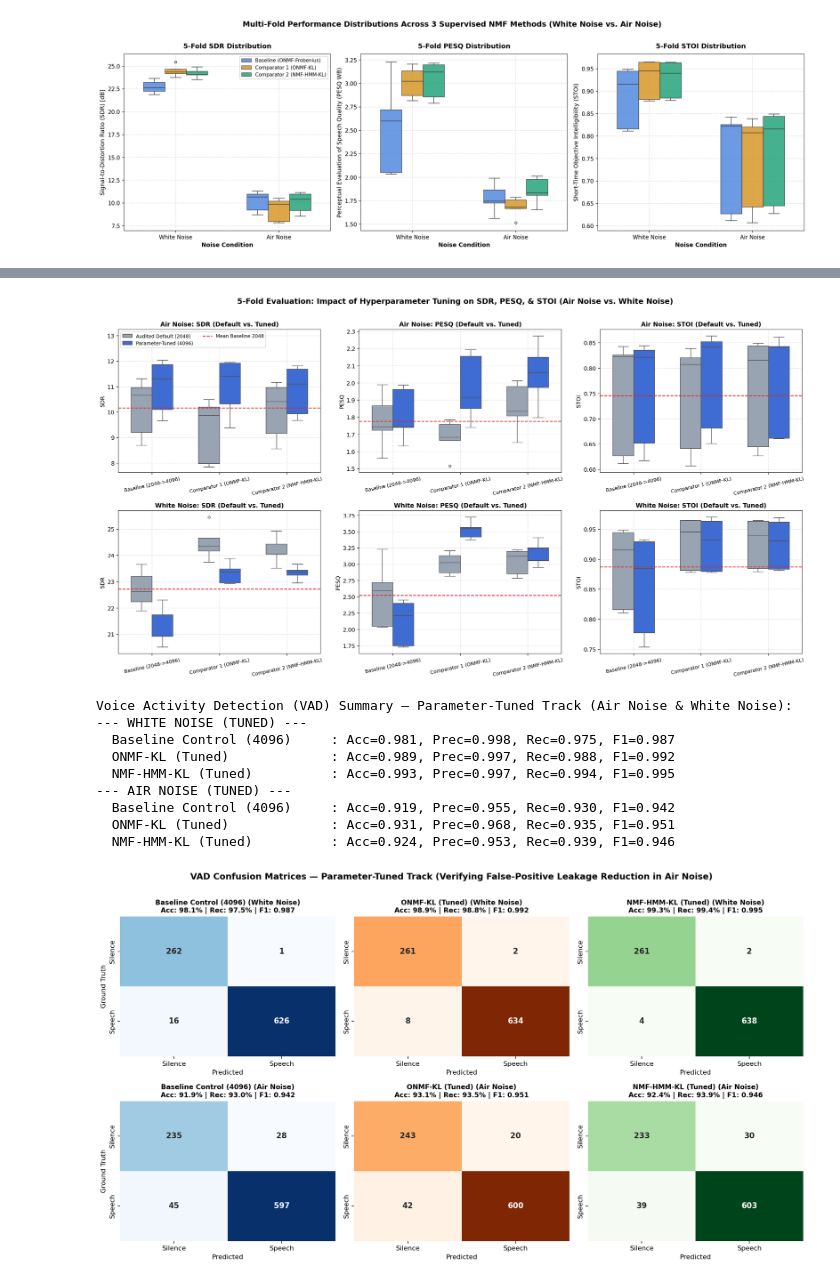
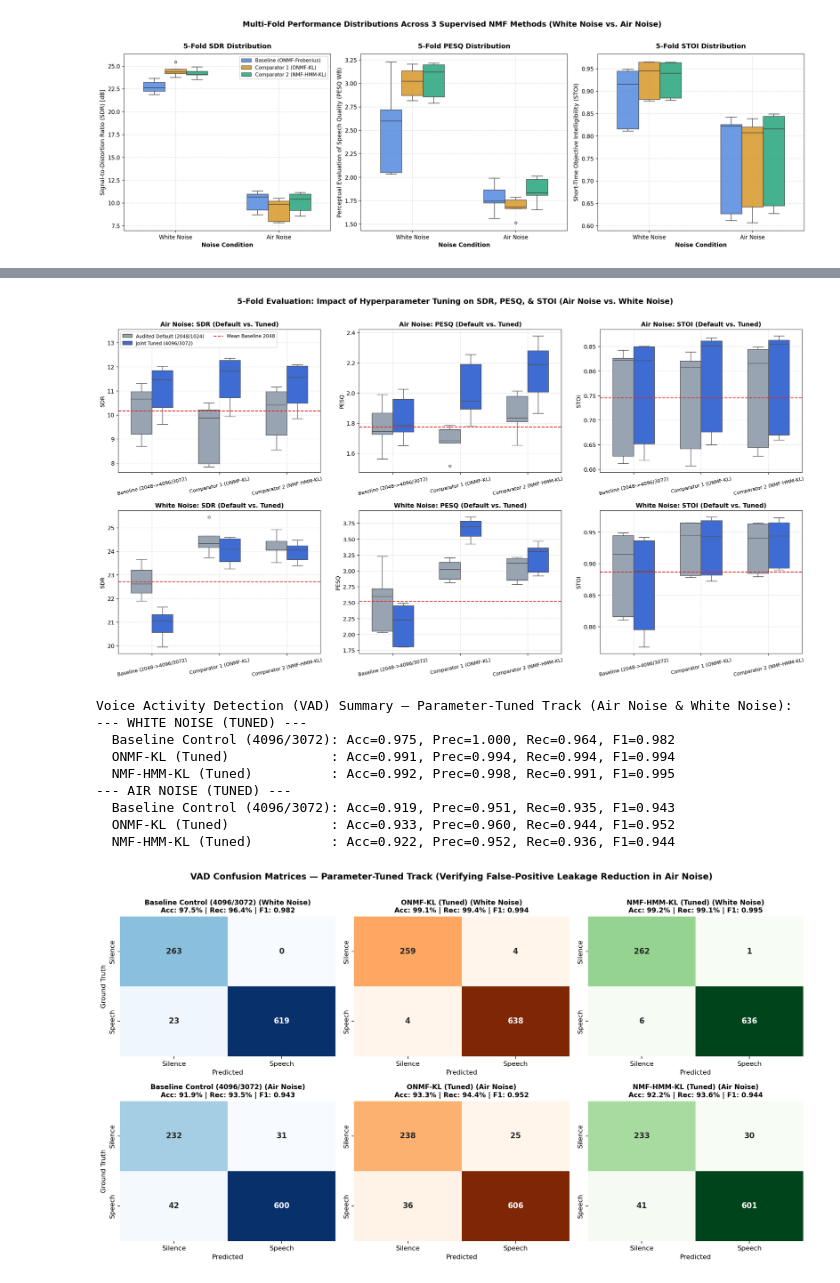
Before and after one commit to Subject-2407/nmf-speech-enhancement-benchmark, a Jupyter notebook: benchmarks/03_statistical_analysis.ipynb, the cells around one changed output, grey strips where cells are left out. Drawn from its saved outputs; the diff is of its cells as text; code cells hidden in the pictures.

Commit message:
retune hyperparameters for both comparator

```diff
--- a/benchmarks/03_statistical_analysis.ipynb
+++ b/benchmarks/03_statistical_analysis.ipynb
@@ -1124,46 +1125,46 @@ This section evaluates the **Parameter-Tuned** (`nperseg = 4096`) supervised NMF
 - **Combined Pearson Correlation (`N = 60`)** spanning both Default (`N = 30`) and Tuned (`N = 30`) runs.
 # %%
-_, _, stft_sp_4k = signal.stft(sp_train[:, 0] if sp_train.ndim > 1 else sp_train, rate_sp, nperseg=4096, noverlap=2048)
-_, _, stft_nw_4k = signal.stft(n_white_train, rate_nw, nperseg=4096, noverlap=2048)
-_, _, stft_na_4k = signal.stft(n_air_train, rate_na, nperseg=4096, noverlap=2048)
+_, _, stft_sp_4k = signal.stft(sp_train[:, 0] if sp_train.ndim > 1 else sp_train, rate_sp, nperseg=4096, noverlap=3072)
+_, _, stft_nw_4k = signal.stft(n_white_train, rate_nw, nperseg=4096, noverlap=3072)
+_, _, stft_na_4k = signal.stft(n_air_train, rate_na, nperseg=4096, noverlap=3072)
 Spec_sp_4k, Spec_nw_4k, Spec_na_4k = np.abs(stft_sp_4k), np.abs(stft_nw_4k), np.abs(stft_na_4k)
 
-print("[Supervised Dictionary Training - Parameter-Tuned Track (STFT 4096, 1x per Noise Class)]")
+print("[Supervised Dictionary Training - Joint Tuned Track (STFT 4096/3072, 1x per Noise Class)]")
 np.random.seed(RANDOM_SEED)
-bc_wn = Baseline_ONMF_Frobenius(n_components=[50, 10], iterations=100, alpha=100, nperseg=4096, noverlap=2048)
+bc_wn = Baseline_ONMF_Frobenius(n_components=[50, 10], iterations=100, alpha=100, nperseg=4096, noverlap=3072)
 t_bc_wn = bc_wn.fit_dictionaries(Spec_sp_4k, Spec_nw_4k)
 
 np.random.seed(RANDOM_SEED)
-kl_t_wn = Comparator1_ONMF_KL(n_components=[80, 20], iterations=100, alpha_s=0.10, wiener_q=1.0, nperseg=4096, noverlap=2048)
+kl_t_wn = Comparator1_ONMF_KL(n_components=[100, 15], iterations=100, alpha_s=0.08, wiener_q=1.3, nperseg=4096, noverlap=3072)
 t_kl_wn = kl_t_wn.fit_dictionaries(Spec_sp_4k, Spec_nw_4k)
 
 np.random.seed(RANDOM_SEED)
 hm_t_wn = Comparator2_NMF_HMM_KL(n_states=8, k_speech_per_state=25, n_noise_states=4, k_noise_per_state=20,
-                                 em_iters=30, online_iters=15, stft_scale=1.0/32.0, alpha_s=0.05, gain_pow=1.0, nperseg=4096, noverlap=2048)
+                                 em_iters=30, online_iters=15, stft_scale=1.0/32.0, alpha_s=0.05, gain_pow=1.0, nperseg=4096, noverlap=3072)
 t_hm_wn = hm_t_wn.fit_dictionaries(Spec_sp_4k, Spec_nw_4k)
-print(f"  WN Train Tuned: BaseCtrl4096={t_bc_wn:.2f}s | ONMF-KL={t_kl_wn:.2f}s | NMF-HMM-KL={t_hm_wn:.2f}s")
+print(f"  WN Train Tuned: BaseCtrl4096/3072={t_bc_wn:.2f}s | ONMF-KL={t_kl_wn:.2f}s | NMF-HMM-KL={t_hm_wn:.2f}s")
 
 np.random.seed(RANDOM_SEED)
-bc_air = Baseline_ONMF_Frobenius(n_components=[50, 10], iterations=100, alpha=100, nperseg=4096, noverlap=2048)
+bc_air = Baseline_ONMF_Frobenius(n_components=[50, 10], iterations=100, alpha=100, nperseg=4096, noverlap=3072)
 t_bc_air = bc_air.fit_dictionaries(Spec_sp_4k, Spec_na_4k)
 
 np.random.seed(RANDOM_SEED)
-kl_t_air = Comparator1_ONMF_KL(n_components=[80, 20], iterations=100, alpha_s=0.10, wiener_q=1.0, nperseg=4096, noverlap=2048)
+kl_t_air = Comparator1_ONMF_KL(n_components=[100, 15], iterations=100, alpha_s=0.08, wiener_q=1.3, nperseg=4096, noverlap=3072)
 t_kl_air = kl_t_air.fit_dictionaries(Spec_sp_4k, Spec_na_4k)
 
 np.random.seed(RANDOM_SEED)
 hm_t_air = Comparator2_NMF_HMM_KL(n_states=8, k_speech_per_state=25, n_noise_states=4, k_noise_per_state=20,
-                                  em_iters=30, online_iters=15, stft_scale=1.0/32.0, alpha_s=0.05, gain_pow=1.0, nperseg=4096, noverlap=2048)
+                                  em_iters=30, online_iters=15, stft_scale=1.0/32.0, alpha_s=0.05, gain_pow=1.0, nperseg=4096, noverlap=3072)
 t_hm_air = hm_t_air.fit_dictionaries(Spec_sp_4k, Spec_na_4k)
-print(f"  AN Train Tuned: BaseCtrl4096={t_bc_air:.2f}s | ONMF-KL={t_kl_air:.2f}s | NMF-HMM-KL={t_hm_air:.2f}s")
+print(f"  AN Train Tuned: BaseCtrl4096/3072={t_bc_air:.2f}s | ONMF-KL={t_kl_air:.2f}s | NMF-HMM-KL={t_hm_air:.2f}s")
 
 TUNED_ORDER = [
-    "Baseline Control (4096)",
+    "Baseline Control (4096/3072)",
     "ONMF-KL (Tuned)",
     "NMF-HMM-KL (Tuned)",
 ]
 DEFAULT_TO_TUNED_MAP = [
-    ("Baseline (ONMF-Frobenius)", "Baseline Control (4096)", "Baseline (2048->4096)"),
+    ("Baseline (ONMF-Frobenius)", "Baseline Control (4096/3072)", "Baseline (2048->4096/3072)"),
     ("Comparator 1 (ONMF-KL)", "ONMF-KL (Tuned)", "Comparator 1 (ONMF-KL)"),
     ("Comparator 2 (NMF-HMM-KL)", "NMF-HMM-KL (Tuned)", "Comparator 2 (NMF-HMM-KL)"),
 ]
@@ -1171,7 +1172,7 @@ DEFAULT_TO_TUNED_MAP = [
 tuned_results = []
 vad_data_tuned = {c: {"y_true": [], **{m: [] for m in TUNED_ORDER}} for c in ["White Noise", "Air Noise"]}
 
-print("\n=== STARTING 5-FOLD EVALUATION — PARAMETER-TUNED TRACK ===")
+print("\n=== STARTING 5-FOLD EVALUATION — JOINT PARAMETER-TUNED TRACK ===")
 for cond in [
     {"name": "White Noise", "mix": mix_white, "noise_ref": n_white_eval, "bc": bc_wn, "kl": kl_t_wn, "hm": hm_t_wn},
     {"name": "Air Noise", "mix": mix_air, "noise_ref": n_air_eval, "bc": bc_air, "kl": kl_t_air, "hm": hm_t_air},
@@ -1181,7 +1182,7 @@ for cond in [
     for f_idx, (st, en) in enumerate(folds_idx):
         fold_id = f"Fold {f_idx + 1}"
         s_fold = s_clean[st:en]; n_fold = cond["noise_ref"][st:en]; m_fold = cond["mix"][st:en]
-        _, _, stft4 = signal.stft(m_fold, rate_s, nperseg=4096, noverlap=2048)
+        _, _, stft4 = signal.stft(m_fold, rate_s, nperseg=4096, noverlap=3072)
 
         np.random.seed(RANDOM_SEED + f_idx)
         sb, nb_, tb = cond["bc"].separate_fold(stft4, fs=rate_s)
@@ -1192,7 +1193,7 @@ for cond in [
 
         y_true = extract_vad_labels(s_fold)
         f_outs = [
-            ("Baseline Control (4096)", sb, nb_, tb),
+            ("Baseline Control (4096/3072)", sb, nb_, tb),
             ("ONMF-KL (Tuned)", sk, nk_, tk),
             ("NMF-HMM-KL (Tuned)", sh, nh_, th),
         ]
@@ -1380,14 +1381,14 @@ for r_i, c_name in enumerate(["Air Noise", "White Noise"]):
     sub_def = df_results[(df_results["Noise Class"] == c_name) & (df_results["Method"].isin(METHOD_ORDER))].copy()
     sub_tun = df_tuned[df_tuned["Noise Class"] == c_name].copy()
     lbl_map = {**{d: disp for d, _, disp in DEFAULT_TO_TUNED_MAP}, **{t: disp for _, t, disp in DEFAULT_TO_TUNED_MAP}}
-    sub_def["Group"] = sub_def["Method"].map(lbl_map); sub_def["Track"] = "Audited Default (2048)"
-    sub_tun["Group"] = sub_tun["Method"].map(lbl_map); sub_tun["Track"] = "Parameter-Tuned (4096)"
+    sub_def["Group"] = sub_def["Method"].map(lbl_map); sub_def["Track"] = "Audited Default (2048/1024)"
+    sub_tun["Group"] = sub_tun["Method"].map(lbl_map); sub_tun["Track"] = "Joint Tuned (4096/3072)"
     comb = pd.concat([sub_def, sub_tun], ignore_index=True)
     order_g = [x[2] for x in DEFAULT_TO_TUNED_MAP]
     for c_i, m_key in enumerate(["SDR", "PESQ", "STOI"]):
         ax = axes[r_i, c_i]
         sns.boxplot(x="Group", y=m_key, hue="Track", order=order_g, data=comb, ax=ax,
-                    palette={"Audited Default (2048)": "#94A3B8", "Parameter-Tuned (4096)": "#2563EB"}, width=0.62, fliersize=4)
+                    palette={"Audited Default (2048/1024)": "#94A3B8", "Joint Tuned (4096/3072)": "#2563EB"}, width=0.62, fliersize=4)
         base_m = sub_def[sub_def["Method"] == "Baseline (ONMF-Frobenius)"][m_key].mean()
         ax.axhline(base_m, color="#DC2626", ls="--", lw=1.4, label="Mean Baseline 2048")
         ax.set_title(f"{c_name}: {m_key} (Default vs. Tuned)", fontweight='bold', fontsize=11)
@@ -1411,41 +1412,41 @@ display(Image(filename=tc_path))
 # Plot 2: Tuned VAD Confusion Matrices (2x3)
 fig, axes = plt.subplots(2, 3, figsize=(15, 8.2))
 cmaps = ["Blues", "Oranges", "Greens"]
 print("\nVoice Activity Detection (VAD) Summary — Parameter-Tuned Track (Air Noise & White Noise):")
 for row_idx, c_name in enumerate(["White Noise", "Air Noise"]):
     y_true = np.array(vad_data_tuned[c_name]["y_true"])
     print(f"--- {c_name.upper()} (TUNED) ---")
     for col_idx, m_name in enumerate(TUNED_ORDER):
         y_pred = np.array(vad_data_tuned[c_name][m_name])
         cm = confusion_matrix(y_true, y_pred)
         acc = accuracy_score(y_true, y_pred)
         prec = precision_score(y_true, y_pred)
         rec = recall_score(y_true, y_pred)
         f1 = f1_score(y_true, y_pred)
         print(f"  {m_name:28s}: Acc={acc:.3f}, Prec={prec:.3f}, Rec={rec:.3f}, F1={f1:.3f}")
         ax = axes[row_idx, col_idx]
         sns.heatmap(cm, annot=True, fmt="d", cmap=cmaps[col_idx], cbar=False, ax=ax,
                     xticklabels=["Silence", "Speech"], yticklabels=["Silence", "Speech"], annot_kws={"size": 11.5, "weight": "bold"})
         ax.set_title(f"{m_name} ({c_name})\nAcc: {acc:.1%} | Rec: {rec:.1%} | F1: {f1:.3f}", fontsize=10.2, fontweight='bold')
         ax.set_xlabel("Predicted")
         ax.set_ylabel("Ground Truth" if col_idx == 0 else "")
 
 plt.suptitle("VAD Confusion Matrices — Parameter-Tuned Track (Verifying False-Positive Leakage Reduction in Air Noise)",
              fontsize=13, fontweight='bold', y=1.01)
 plt.tight_layout()
 vadt_path = os.path.join(figures_dir, "confusion_matrix_vad_tuned.png")
 plt.savefig(vadt_path, dpi=160, bbox_inches="tight")
 plt.close()
 display(Image(filename=vadt_path))
 # %% [output]
-[figure, old version]
+[figure, new version]
 Voice Activity Detection (VAD) Summary — Parameter-Tuned Track (Air Noise & White Noise):
 --- WHITE NOISE (TUNED) ---
-  Baseline Control (4096)     : Acc=0.981, Prec=0.998, Rec=0.975, F1=0.987
-  ONMF-KL (Tuned)             : Acc=0.989, Prec=0.997, Rec=0.988, F1=0.992
-  NMF-HMM-KL (Tuned)          : Acc=0.993, Prec=0.997, Rec=0.994, F1=0.995
+  Baseline Control (4096/3072): Acc=0.975, Prec=1.000, Rec=0.964, F1=0.982
+  ONMF-KL (Tuned)             : Acc=0.991, Prec=0.994, Rec=0.994, F1=0.994
+  NMF-HMM-KL (Tuned)          : Acc=0.992, Prec=0.998, Rec=0.991, F1=0.995
 --- AIR NOISE (TUNED) ---
-  Baseline Control (4096)     : Acc=0.919, Prec=0.955, Rec=0.930, F1=0.942
-  ONMF-KL (Tuned)             : Acc=0.931, Prec=0.968, Rec=0.935, F1=0.951
-  NMF-HMM-KL (Tuned)          : Acc=0.924, Prec=0.953, Rec=0.939, F1=0.946
+  Baseline Control (4096/3072): Acc=0.919, Prec=0.951, Rec=0.935, F1=0.943
+  ONMF-KL (Tuned)             : Acc=0.933, Prec=0.960, Rec=0.944, F1=0.952
+  NMF-HMM-KL (Tuned)          : Acc=0.922, Prec=0.952, Rec=0.936, F1=0.944
-[figure, old version]
+[figure, new version]
```
Also changed, not shown: parts of 10 cells of this notebook, 16 other files.
